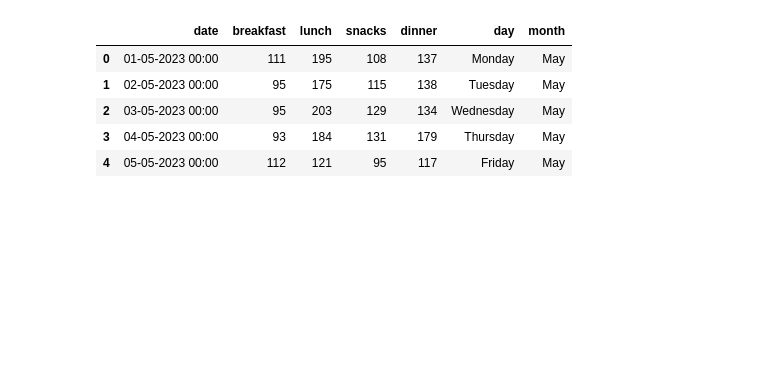
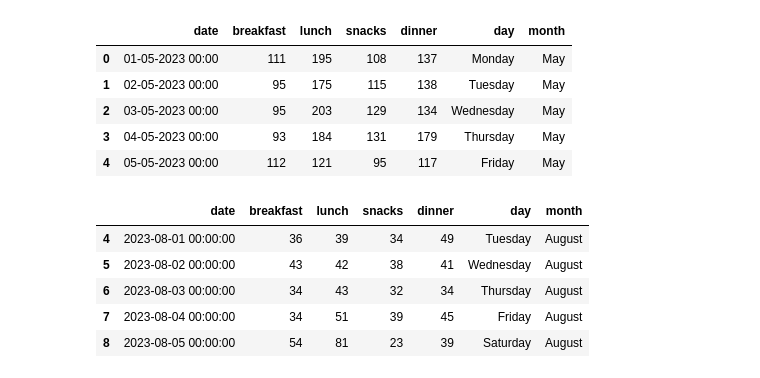
Before and after one commit to tenseisoham/MLPR, a Jupyter notebook: eda/eda.ipynb, the cells around one changed output. Cells and saved outputs as stored; diff of their text form; code cells hidden in the pictures; blank space fills up the shorter version.

```diff
--- a/eda/eda.ipynb
+++ b/eda/eda.ipynb
@@ -94,3 +164,14 @@ data.head()
 | 2 | 03-05-2023 00:00 | 95 | 203 | 129 | 134 | Wednesday | May |
 | 3 | 04-05-2023 00:00 | 93 | 184 | 131 | 179 | Thursday | May |
 | 4 | 05-05-2023 00:00 | 112 | 121 | 95 | 117 | Friday | May |
+# %%
+data2['day'] = pd.to_datetime(data2['date'], dayfirst=True).dt.day_name()
+data2['month'] = pd.to_datetime(data2['date'], dayfirst=True).dt.month_name()
+data2.head()
+# %% [output]
+|  | date | breakfast | lunch | snacks | dinner | day | month |
+| 4 | 2023-08-01 00:00:00 | 36 | 39 | 34 | 49 | Tuesday | August |
+| 5 | 2023-08-02 00:00:00 | 43 | 42 | 38 | 41 | Wednesday | August |
+| 6 | 2023-08-03 00:00:00 | 34 | 43 | 32 | 34 | Thursday | August |
+| 7 | 2023-08-04 00:00:00 | 34 | 51 | 39 | 45 | Friday | August |
+| 8 | 2023-08-05 00:00:00 | 54 | 81 | 23 | 39 | Saturday | August |
```
Also changed, not shown: parts of 9 cells of this notebook.
